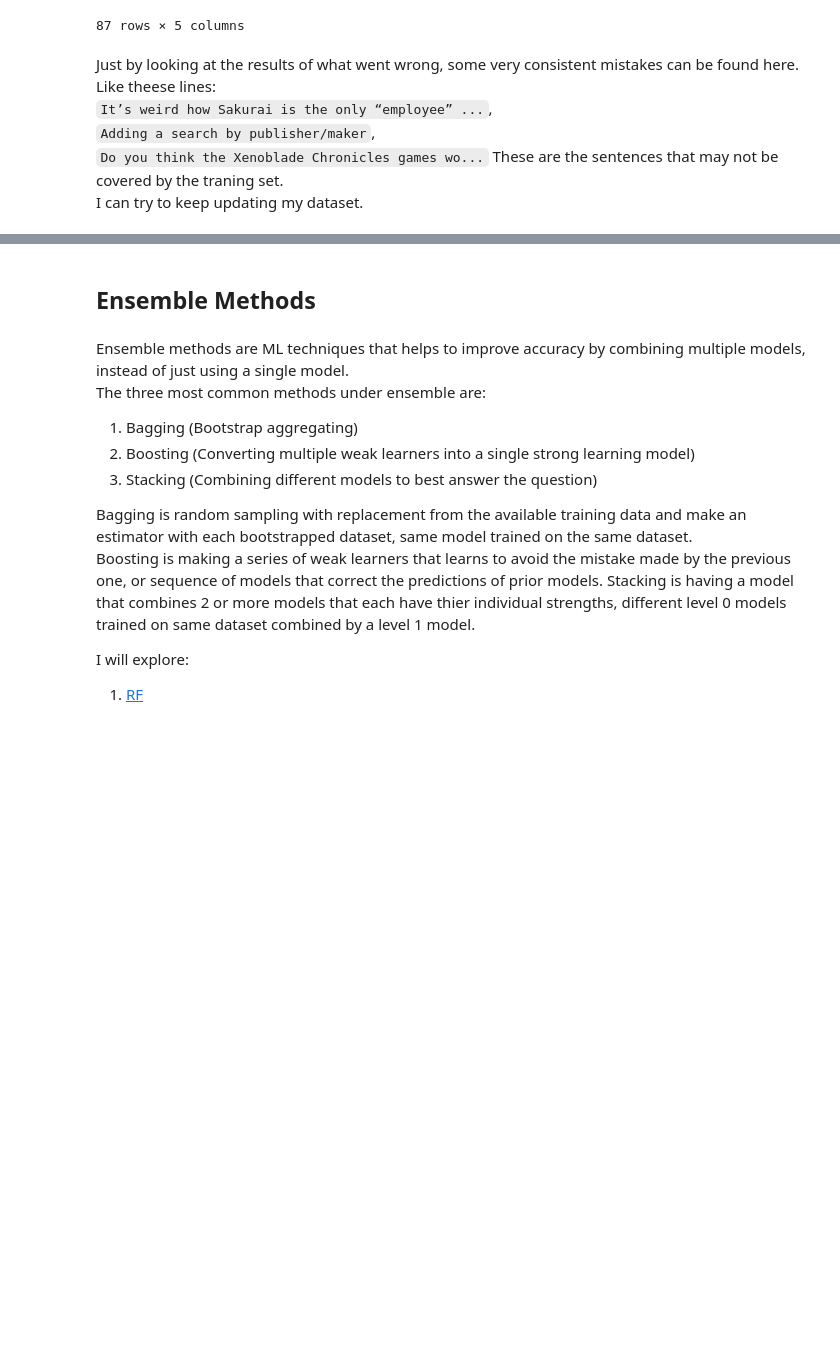
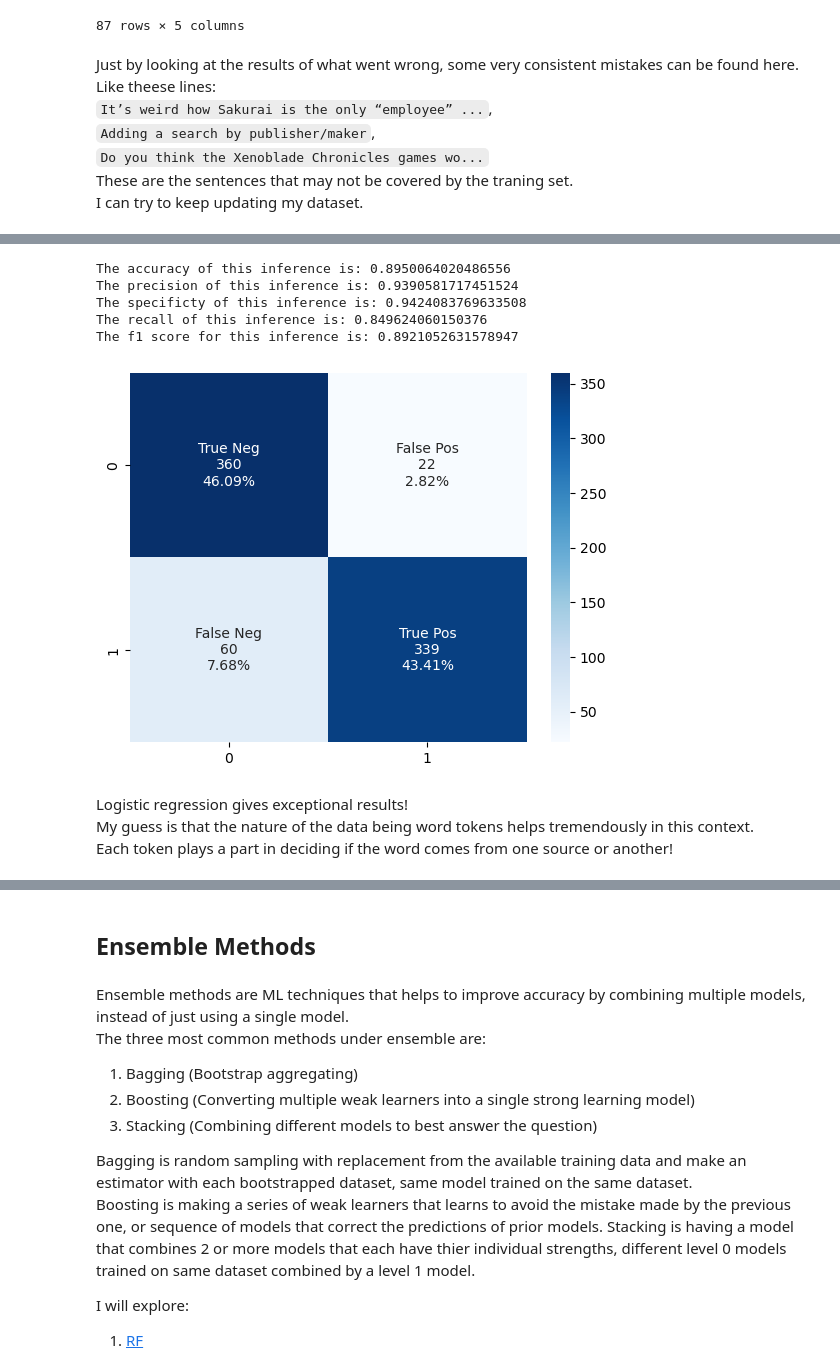
Before and after one commit to Luke-zm/DSI_Proj, a Jupyter notebook: project_3/code/modelling.ipynb, the cells around one changed output, grey strips where cells are left out. Drawn from its saved outputs; the diff is of its cells as text; code cells hidden in the pictures; blank space fills up the shorter version.

```diff
--- a/project_3/code/modelling.ipynb
+++ b/project_3/code/modelling.ipynb
@@ -371,0 +432,15 @@ Since my goal is to accurately predict the origin of my post title, the selected
+# %%
+y_pred_log = log_pipeline.predict(X_test)
+print_confusion_matrix(y_test, y_pred_log)
+metrics_for_model(y_test, y_pred_log);
+# %% [output]
+The accuracy of this inference is: 0.8950064020486556
+The precision of this inference is: 0.9390581717451524
+The specificty of this inference is: 0.9424083769633508
+The recall of this inference is: 0.849624060150376
+The f1 score for this inference is: 0.8921052631578947
+[figure, added]
+# %% [markdown]
+Logistic regression gives exceptional results!
+My guess is that the nature of the data being word tokens helps tremendously in this context.
+Each token plays a part in deciding if the word comes from one source or another!
```
Also changed, not shown: parts of 81 cells of this notebook, 2 other files.
